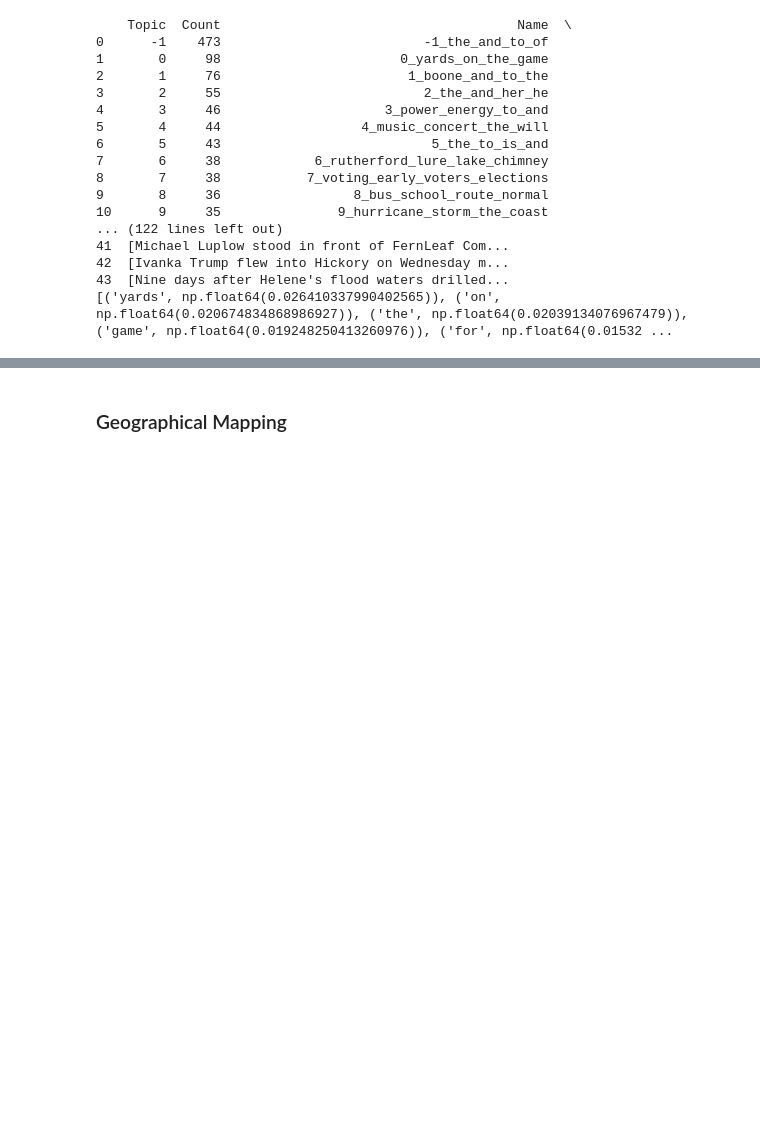
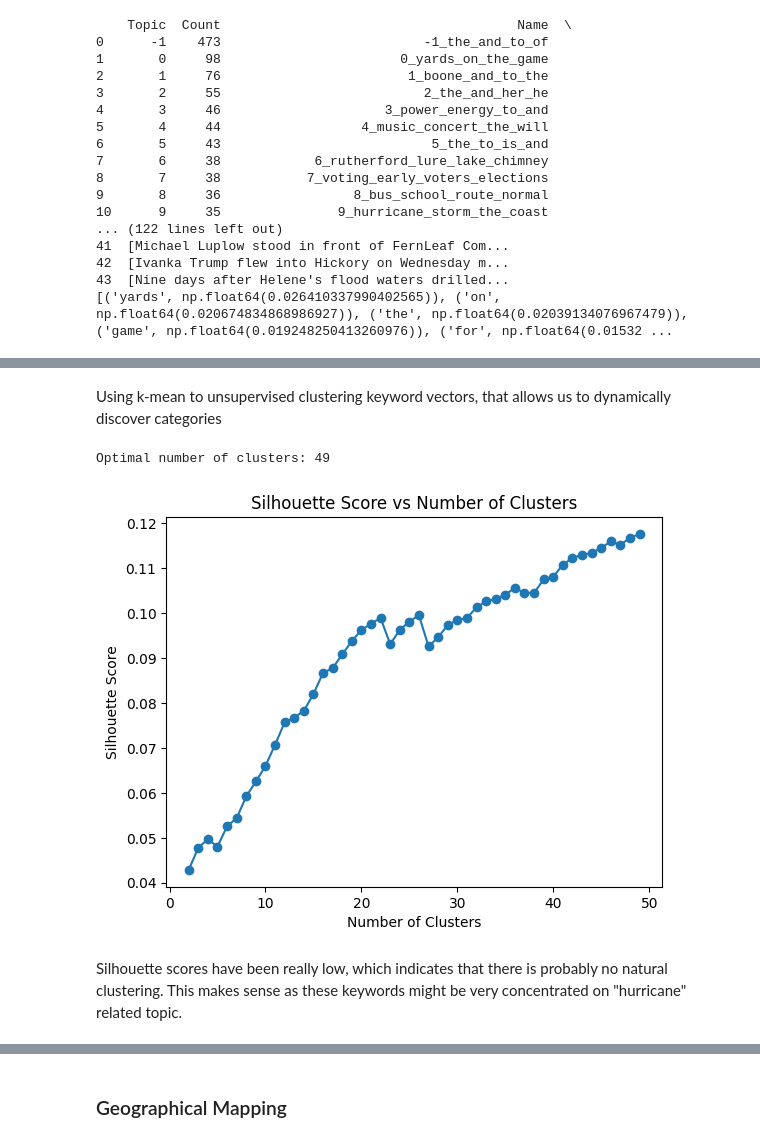
Before and after one commit to yanansun0074/helene_coverage, a Jupyter notebook: news_analysis.ipynb, the cells around one changed output, grey strips where cells are left out. Drawn from its saved outputs; the diff is of its cells as text; code cells hidden in the pictures; blank space fills up the shorter version.

```diff
--- a/news_analysis.ipynb
+++ b/news_analysis.ipynb
@@ -224,0 +443,5 @@ print(topic_model.get_topic(5))  # Replace 0 with your topic number
+# %%
+# Extract keywords from all articles' clean text
+# Store keywords of each article into one list
+keywords = []
+sub_articles['cleaned_text'].apply(get_keywords)
@@ -224,0 +461,50 @@ print(topic_model.get_topic(5))  # Replace 0 with your topic number
+# %% [markdown]
+Using k-mean to unsupervised clustering keyword vectors, that allows us to dynamically discover categories
+# %%
+from sklearn.cluster import KMeans
+import numpy as np
+from sentence_transformers import SentenceTransformer
+
+# Load a pre-trained Sentence-BERT model
+sbert_model = SentenceTransformer('all-MiniLM-L6-v2')
+
+# Encode the keywords into vectors
+keyword_embeddings = sbert_model.encode(keywords)
+# %%
+# Choose the optimal number of categories
+from sklearn.cluster import KMeans
+from sklearn.metrics import silhouette_score
+import numpy as np
+
+# Sample embeddings (replace this with your keyword embeddings)
+# keyword_embeddings = ...
+
+# Range of cluster numbers to test
+range_n_clusters = range(2, 50)  # Test from 2 to 10 clusters
+silhouette_scores = []
+
+for n_clusters in range_n_clusters:
+    # Fit KMeans
+    kmeans = KMeans(n_clusters=n_clusters, random_state=42)
+    cluster_labels = kmeans.fit_predict(keyword_embeddings)
+
+    # Calculate silhouette score
+    score = silhouette_score(keyword_embeddings, cluster_labels)
+    silhouette_scores.append(score)
+
+# Find the optimal number of clusters
+optimal_clusters = range_n_clusters[np.argmax(silhouette_scores)]
+print(f"Optimal number of clusters: {optimal_clusters}")
+
+# Optional: Plot silhouette scores to visualize
+import matplotlib.pyplot as plt
+plt.plot(range_n_clusters, silhouette_scores, marker='o')
+plt.xlabel('Number of Clusters')
+plt.ylabel('Silhouette Score')
+plt.title('Silhouette Score vs Number of Clusters')
+plt.show()
+# %% [output]
+Optimal number of clusters: 49
+[figure, added]
+# %% [markdown]
+Silhouette scores have been really low, which indicates that there is probably no natural clustering. This makes sense as these keywords might be very concentrated on "hurricane" related topic.
```
Also changed, not shown: parts of 65 cells of this notebook, 1 other file.
